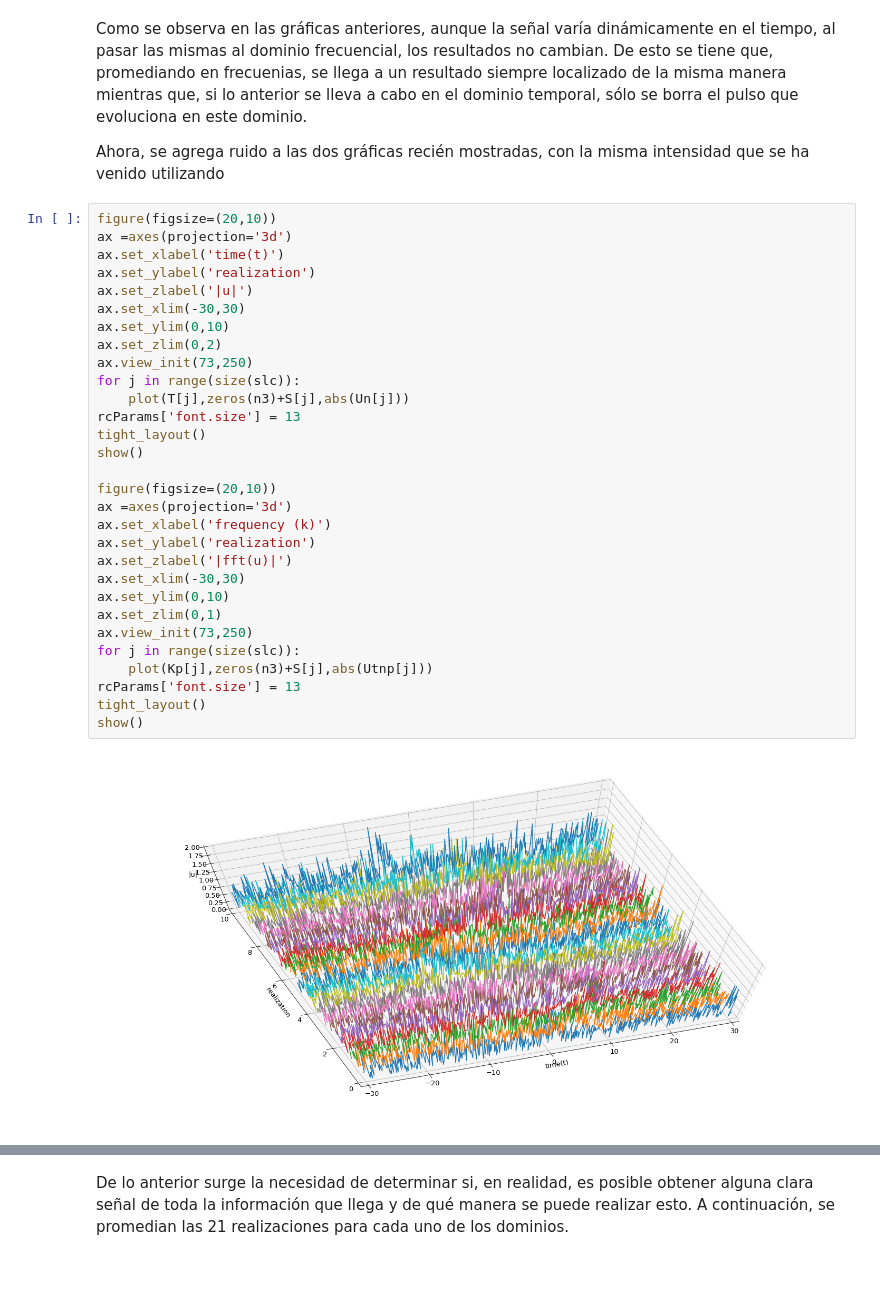
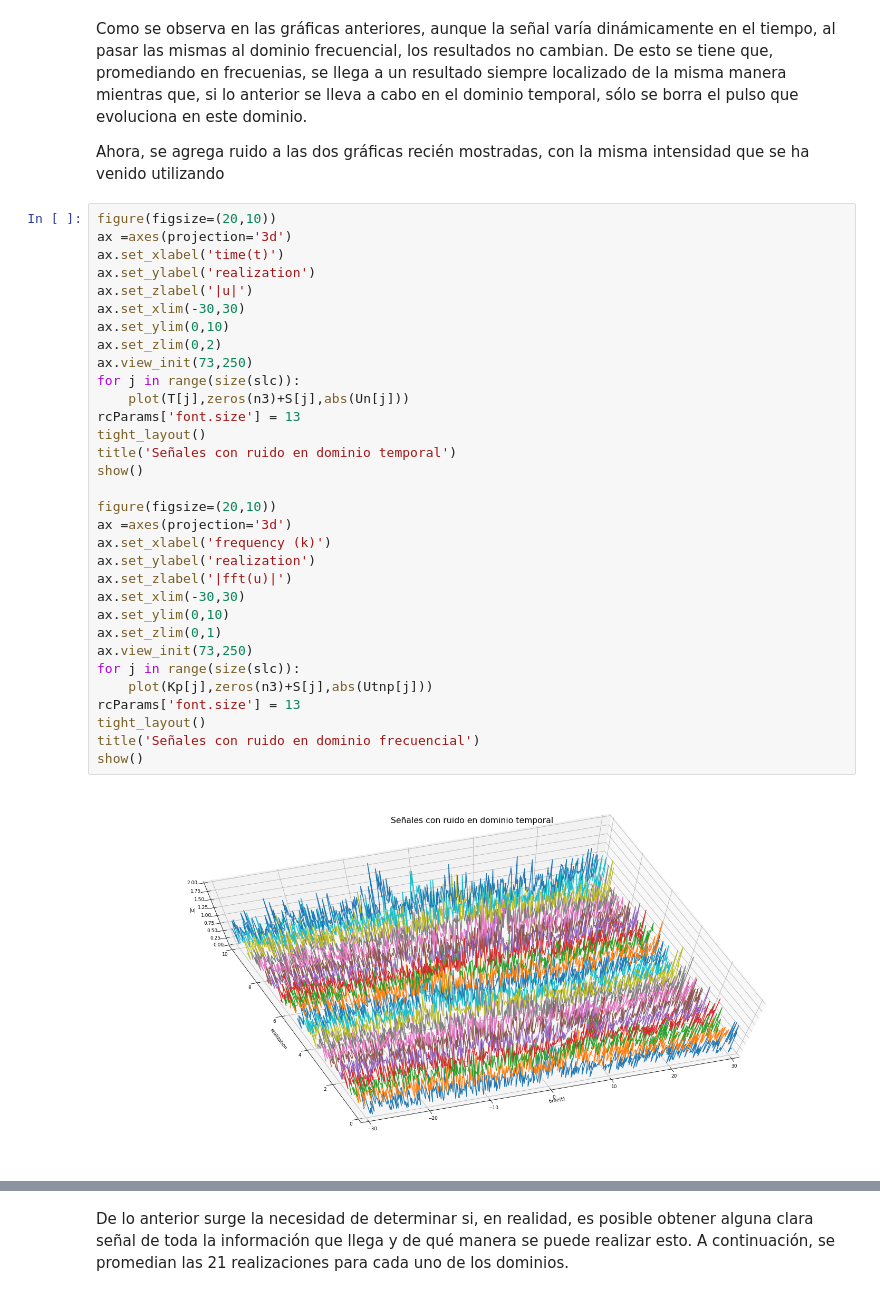
Before and after one commit to nvalencia/Herramientas-Computacionales-IMEC3602, a Jupyter notebook: Talleres/Taller 4/Taller 4.ipynb, the cells around one changed output, grey strips where cells are left out. Saved outputs shown, nothing was run; the diff lists cells and outputs as text.

```diff
--- a/Talleres/Taller 4/Taller 4.ipynb
+++ b/Talleres/Taller 4/Taller 4.ipynb
@@ -443,31 +443,33 @@ Ahora, se agrega ruido a las dos gráficas recién mostradas, con la misma inten
 figure(figsize=(20,10))
 ax =axes(projection='3d')
 ax.set_xlabel('time(t)')
 ax.set_ylabel('realization')
 ax.set_zlabel('|u|')
 ax.set_xlim(-30,30)
 ax.set_ylim(0,10)
 ax.set_zlim(0,2)
 ax.view_init(73,250)
 for j in range(size(slc)):
     plot(T[j],zeros(n3)+S[j],abs(Un[j]))
 rcParams['font.size'] = 13
 tight_layout()
+title('Señales con ruido en dominio temporal')
 show()
 
 figure(figsize=(20,10))
 ax =axes(projection='3d')
 ax.set_xlabel('frequency (k)')
 ax.set_ylabel('realization')
 ax.set_zlabel('|fft(u)|')
 ax.set_xlim(-30,30)
 ax.set_ylim(0,10)
 ax.set_zlim(0,1)
 ax.view_init(73,250)
 for j in range(size(slc)):
     plot(Kp[j],zeros(n3)+S[j],abs(Utnp[j]))
 rcParams['font.size'] = 13
 tight_layout()
+title('Señales con ruido en dominio frecuencial')
 show()
 # %% [output]
-[figure, old version]
+[figure, new version]
```
Also changed, not shown: parts of 1 cell of this notebook.
